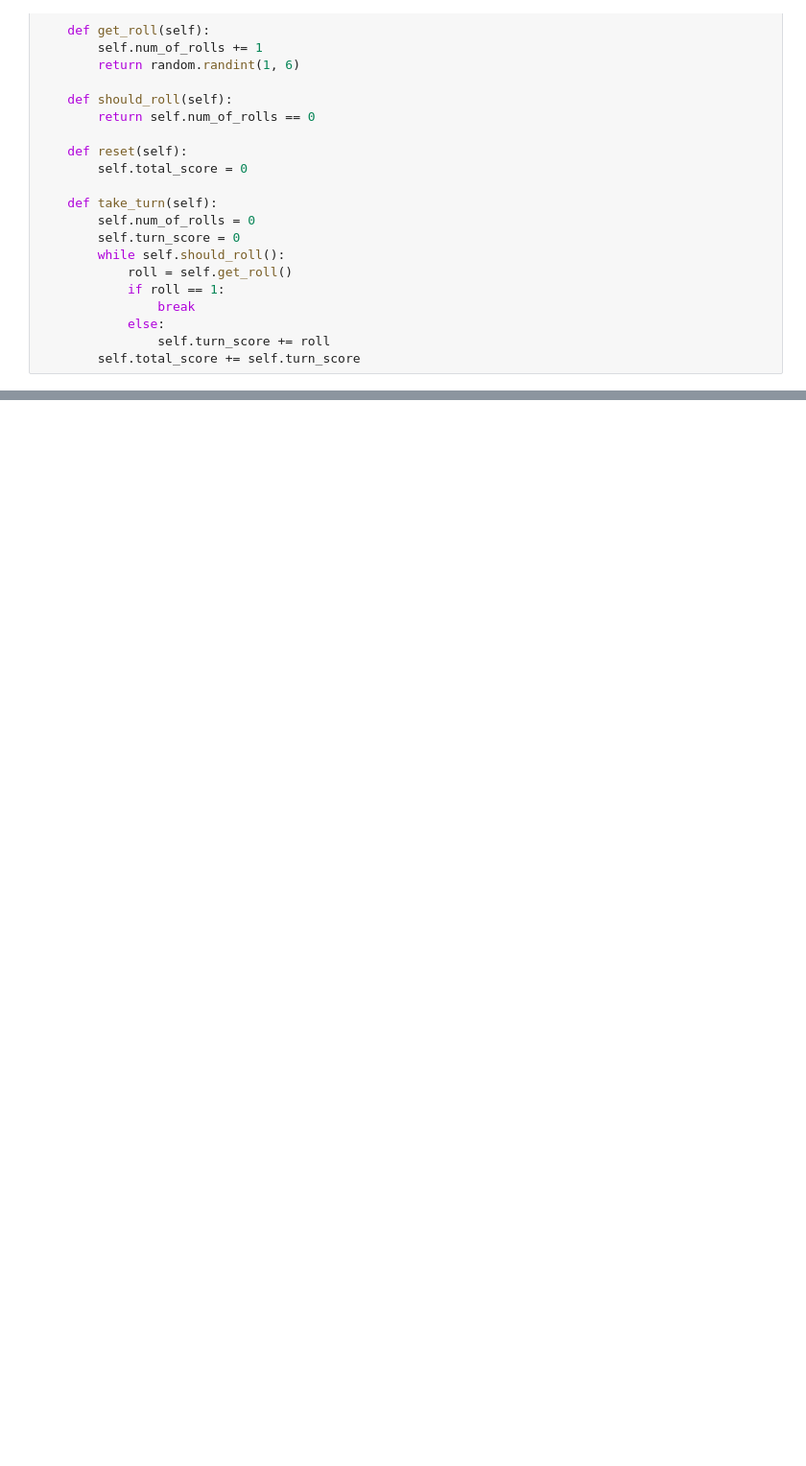
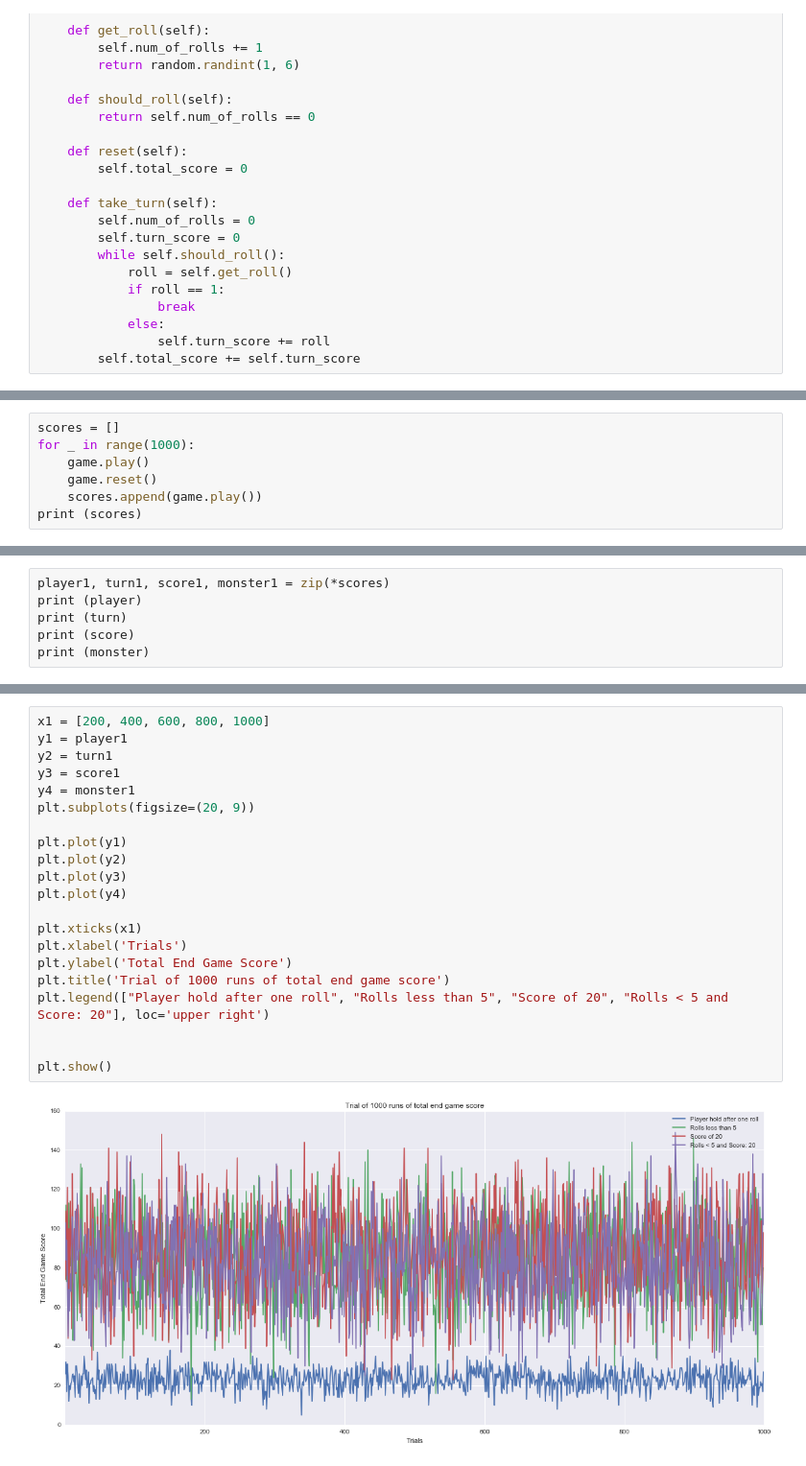
Before and after one commit to stacyzhao/ultimate-pig, a Jupyter notebook: ultimate-pig.ipynb, the cells around one changed output, grey strips where cells are left out. Shown at 96% size. Drawn from its saved outputs; the diff is of its cells as text; blank space fills up the shorter version.

```diff
--- a/ultimate-pig.ipynb
+++ b/ultimate-pig.ipynb
@@ -93,0 +133,7 @@ smart's total score is 121
+# %%
+scores = []
+for _ in range(1000):
+    game.play()
+    game.reset()
+    scores.append(game.play())
+print (scores)
@@ -93,0 +142,6 @@ smart's total score is 121
+# %%
+player1, turn1, score1, monster1 = zip(*scores)
+print (player)
+print (turn)
+print (score)
+print (monster)
@@ -93,0 +153,23 @@ smart's total score is 121
+# %%
+x1 = [200, 400, 600, 800, 1000]
+y1 = player1
+y2 = turn1
+y3 = score1
+y4 = monster1
+plt.subplots(figsize=(20, 9))
+
+plt.plot(y1)
+plt.plot(y2)
+plt.plot(y3)
+plt.plot(y4)
+
+plt.xticks(x1)
+plt.xlabel('Trials')
+plt.ylabel('Total End Game Score')
+plt.title('Trial of 1000 runs of total end game score')
+plt.legend(["Player hold after one roll", "Rolls less than 5", "Score of 20", "Rolls < 5 and Score: 20"], loc='upper right')
+
+
+plt.show()
+# %% [output]
+[figure, added]
```
Also changed, not shown: parts of 15 cells of this notebook.
